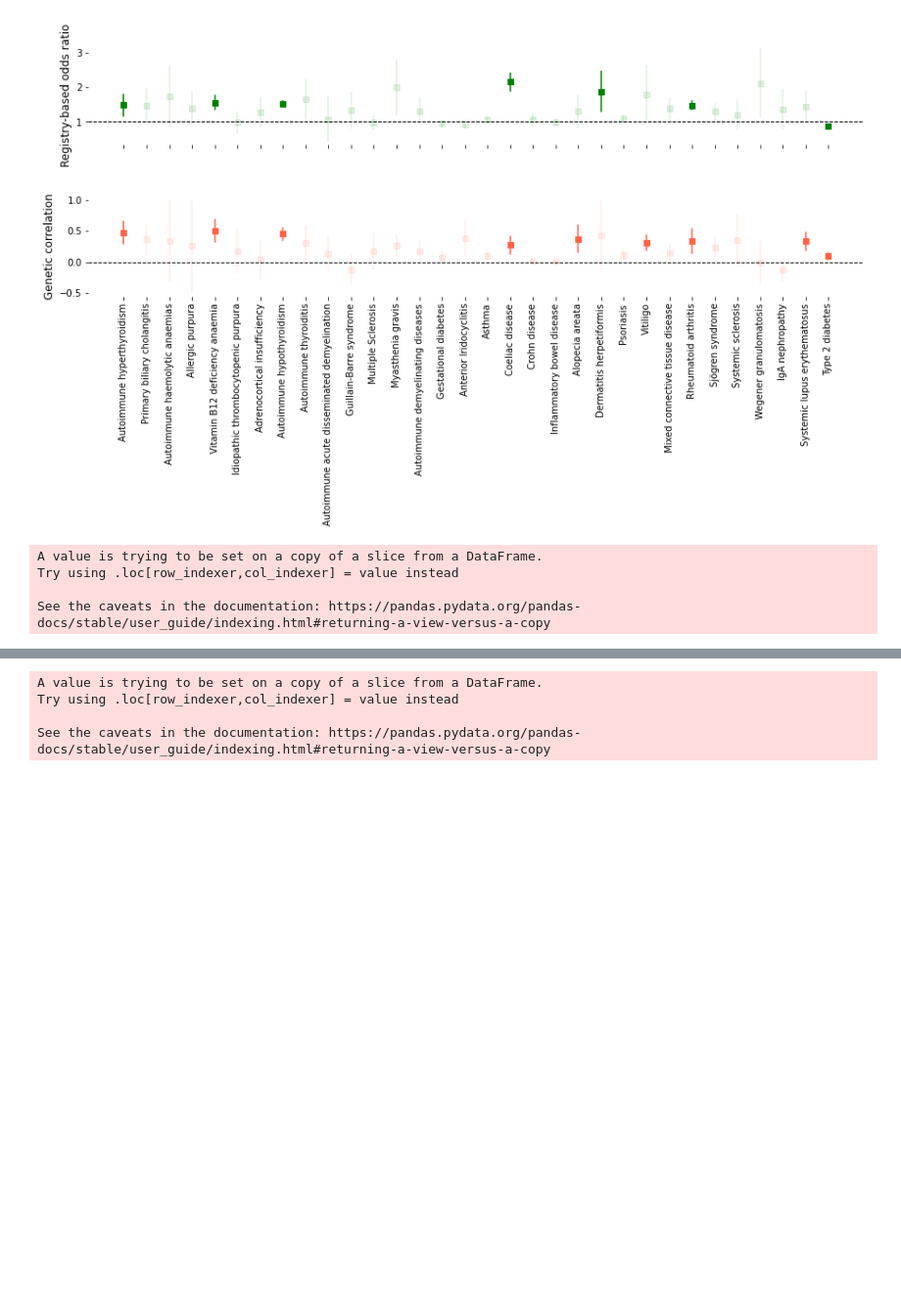
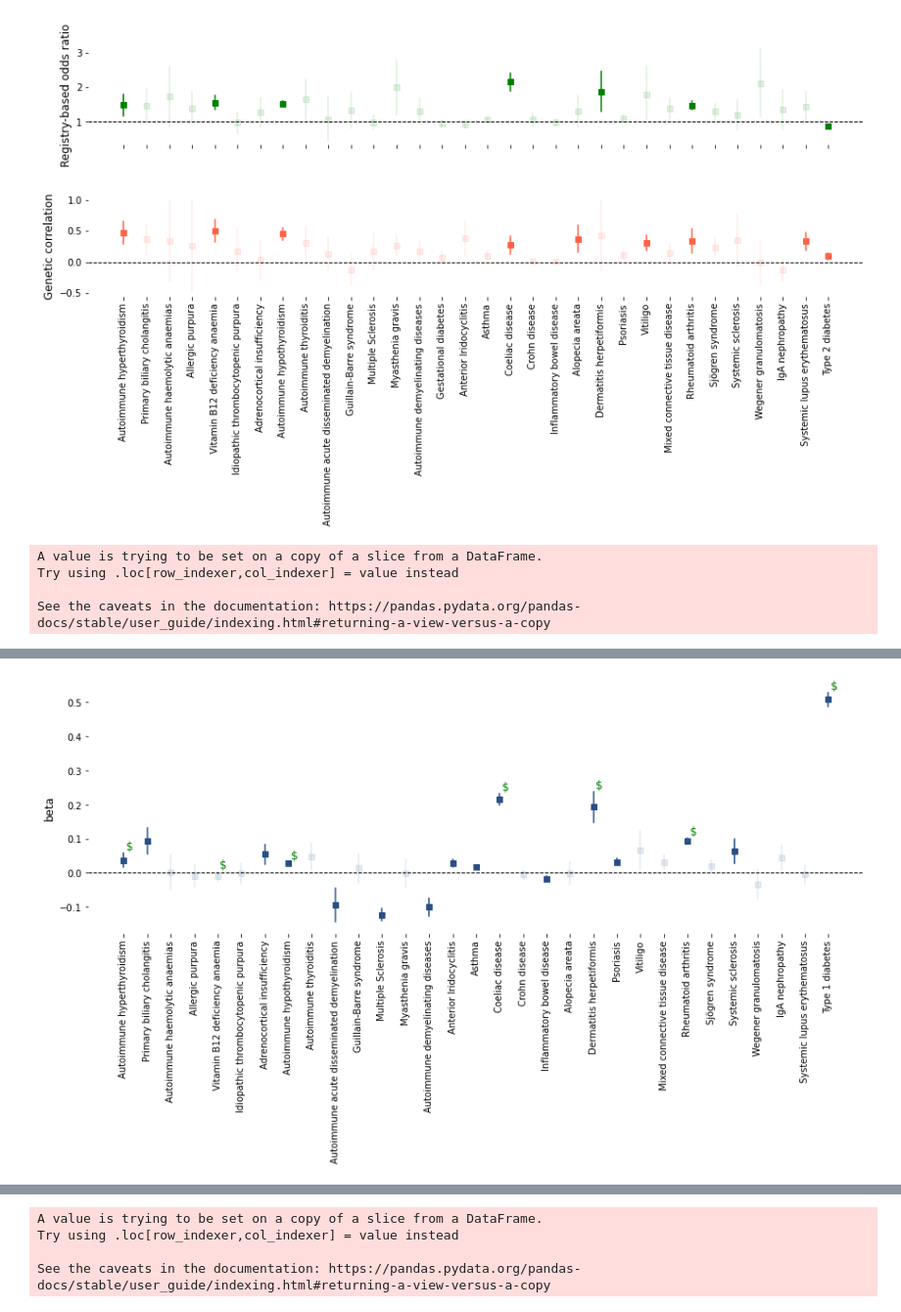
Before and after one commit to dsgelab/familial_tractories, a Jupyter notebook: ldsc.ipynb, the cells around one changed output, grey strips where cells are left out. Shown at 98% size. Saved outputs shown, nothing was run; the diff lists cells and outputs as text; code cells hidden in the pictures; blank space fills up the shorter version.

```diff
--- a/ldsc.ipynb
+++ b/ldsc.ipynb
@@ -517,7 +613,9 @@ plot_comparisons(res)
 rg_res = stat_df[['ep2', 'p', 'rg_025', 'rg_975']]
 rg_res['rg_975'] = np.where(rg_res.rg_975>1, 1, rg_res.rg_975)
 rg_res.columns = ['endpoint', 'pval', 'hr_025', 'hr_975']
-hla_prs_res = pd.read_excel(res_dir+'summary_of_ADs.xlsx', sheet_name='hla_prs_res')
+hla_prs_res = pd.read_excel(res_dir+'summary_of_ADs.xlsx', sheet_name='hla_prs_res_')
+hla_prs_res['hr_025'] = np.log(hla_prs_res.hr_025)
+hla_prs_res['hr_975'] = np.log(hla_prs_res.hr_975)
 # %% [output]
 A value is trying to be set on a copy of a slice from a DataFrame.
 Try using .loc[row_indexer,col_indexer] = value instead
@@ -566,0 +661,4 @@ plot_association(rg_res[~rg_res.endpoint.isin(eps_exc)], eps_sig, 'Genetic corre
+# %%
+plot_association(hla_prs_res[~hla_prs_res.endpoint.isin(eps_exc)], eps_sig, 'beta', '#285085', 0)#, log_scale={'scales':[-0.1,0,0.1,0.3,0.5], 'lines':[-0.1, 0.5]})
+# %% [output]
+[figure, added]
```
Also changed, not shown: parts of 31 cells of this notebook, 3 other files.
